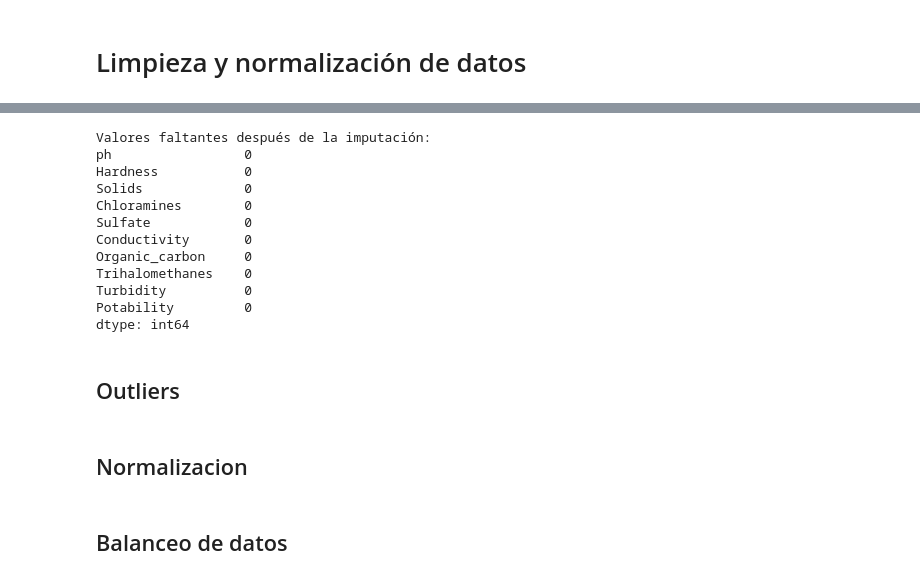
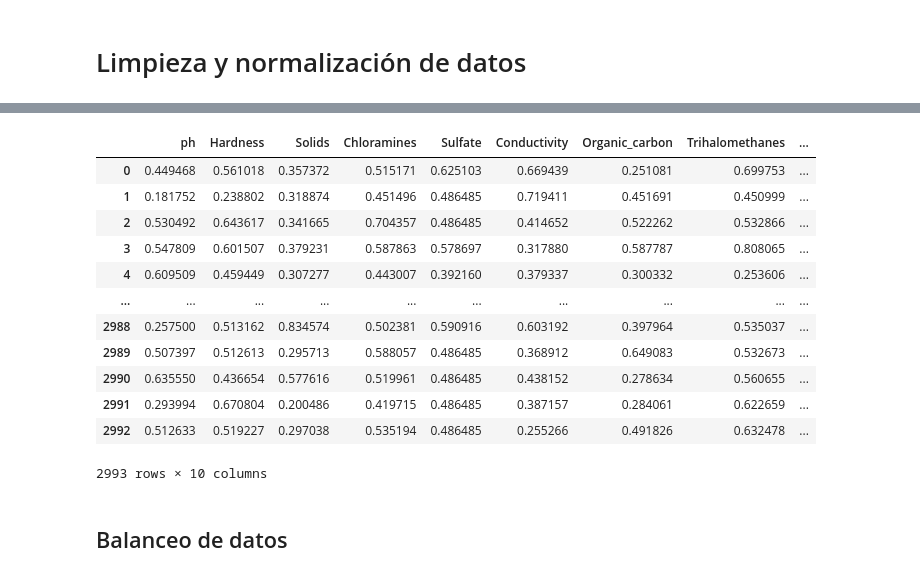
Before and after one commit to Nestor-DS/dl4td_wp, a Jupyter notebook: SuperTML/result.ipynb, the cells around one changed output, grey strips where cells are left out. Drawn from its saved outputs; the diff is of its cells as text; code cells hidden in the pictures.

```diff
--- a/SuperTML/result.ipynb
+++ b/SuperTML/result.ipynb
@@ -37,7 +44,7 @@ warnings.filterwarnings('ignore')
 # %% [markdown]
 ## Data Preparation
 # %%
-df = pd.read_csv('../drinking_water_potability.csv')
+df = pd.read_csv('../data/drinking_water_potability.csv')
 df.head(5)
 # %% [output]
 |  | ph | Hardness | Solids | Chloramines | Sulfate | Conductivity | Organic_carbon | Trihalomethanes | ... |
@@ -53,32 +57,0 @@ df.head(5)
-# %%
-# Imputación
-from sklearn.experimental import enable_iterative_imputer
-from sklearn.impute import IterativeImputer
-
-# Inicializar el imputador iterativo
-imputer = IterativeImputer()
-
-# Entrenar el imputador en los datos con valores faltantes
-imputer.fit(df)
-
-# Transformar los datos para imputar los valores faltantes
-df_imputed = pd.DataFrame(imputer.transform(df), columns=df.columns)
-
-# Verificar que no hay valores faltantes después de la imputación
-print("Valores faltantes después de la imputación:")
-print(df_imputed.isnull().sum())
-# %% [output]
-Valores faltantes después de la imputación:
-ph                 0
-Hardness           0
-Solids             0
-Chloramines        0
-Sulfate            0
-Conductivity       0
-Organic_carbon     0
-Trihalomethanes    0
-Turbidity          0
-Potability         0
-dtype: int64
-# %% [markdown]
-## Outliers
@@ -102,2 +57,0 @@ df_cleaned = df_imputed[outliers == 1]
-# %% [markdown]
-## Normalizacion
@@ -117,3 +58,20 @@ df_scaled = pd.DataFrame(numeric_columns_scaled, columns=numeric_columns.columns
+# %%
+df_cleaned = clean_data(df)
+df_cleaned
+# %% [output]
+|  | ph | Hardness | Solids | Chloramines | Sulfate | Conductivity | Organic_carbon | Trihalomethanes | ... |
+| 0 | 0.449468 | 0.561018 | 0.357372 | 0.515171 | 0.625103 | 0.669439 | 0.251081 | 0.699753 | ... |
+| 1 | 0.181752 | 0.238802 | 0.318874 | 0.451496 | 0.486485 | 0.719411 | 0.451691 | 0.450999 | ... |
+| 2 | 0.530492 | 0.643617 | 0.341665 | 0.704357 | 0.486485 | 0.414652 | 0.522262 | 0.532866 | ... |
+| 3 | 0.547809 | 0.601507 | 0.379231 | 0.587863 | 0.578697 | 0.317880 | 0.587787 | 0.808065 | ... |
+| 4 | 0.609509 | 0.459449 | 0.307277 | 0.443007 | 0.392160 | 0.379337 | 0.300332 | 0.253606 | ... |
+| ... | ... | ... | ... | ... | ... | ... | ... | ... | ... |
+| 2988 | 0.257500 | 0.513162 | 0.834574 | 0.502381 | 0.590916 | 0.603192 | 0.397964 | 0.535037 | ... |
+| 2989 | 0.507397 | 0.512613 | 0.295713 | 0.588057 | 0.486485 | 0.368912 | 0.649083 | 0.532673 | ... |
+| 2990 | 0.635550 | 0.436654 | 0.577616 | 0.519961 | 0.486485 | 0.438152 | 0.278634 | 0.560655 | ... |
+| 2991 | 0.293994 | 0.670804 | 0.200486 | 0.419715 | 0.486485 | 0.387157 | 0.284061 | 0.622659 | ... |
+| 2992 | 0.512633 | 0.519227 | 0.297038 | 0.535194 | 0.486485 | 0.255266 | 0.491826 | 0.632478 | ... |
+2993 rows × 10 columns
 # %% [markdown]
 ## Balanceo de datos
 # %%
```
Also changed, not shown: parts of 10 cells of this notebook, 2 other files.
